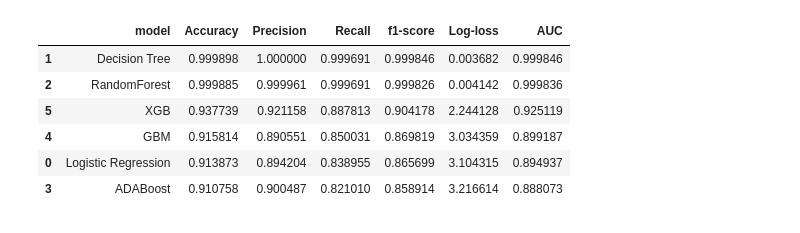
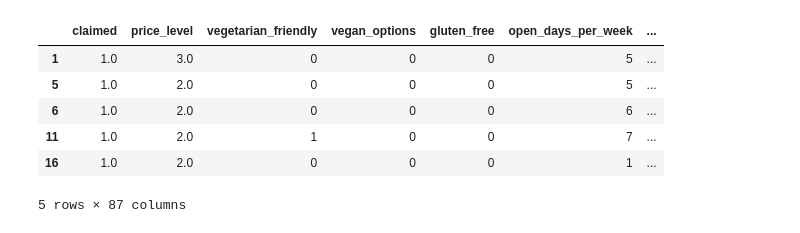
Before and after one commit to eleanor-vardi/ML, a Jupyter notebook: 5 Model_Selection.ipynb, the cells around one changed output. Saved outputs shown, nothing was run; the diff lists cells and outputs as text; code cells hidden in the pictures.

```diff
--- a/5 Model_Selection.ipynb
+++ b/5 Model_Selection.ipynb
@@ -280,10 +13,23 @@ models_list.sort_values('Accuracy',ascending=False)
-# %%
-models_list.sort_values('AUC',ascending=False)
-# %% [output]
-|  | model | Accuracy | Precision | Recall | f1-score | Log-loss | AUC |
-| 1 | Decision Tree | 0.999898 | 1.000000 | 0.999691 | 0.999846 | 0.003682 | 0.999846 |
-| 2 | RandomForest | 0.999885 | 0.999961 | 0.999691 | 0.999826 | 0.004142 | 0.999836 |
-| 5 | XGB | 0.937739 | 0.921158 | 0.887813 | 0.904178 | 2.244128 | 0.925119 |
-| 4 | GBM | 0.915814 | 0.890551 | 0.850031 | 0.869819 | 3.034359 | 0.899187 |
-| 0 | Logistic Regression | 0.913873 | 0.894204 | 0.838955 | 0.865699 | 3.104315 | 0.894937 |
-| 3 | ADABoost | 0.910758 | 0.900487 | 0.821010 | 0.858914 | 3.216614 | 0.888073 |
+# %%
+from sklearn.model_selection import train_test_split
+import pandas as pd
+
+# Define the target and feature set
+total_samples = df.shape[0]
+display(df.head())
+
+X = df.loc[:,df.columns != 'high_rated_popular']
+y = df['high_rated_popular']
+
+scaler = StandardScaler()
+X_scaled = scaler.fit_transform(X)
+
+X_train, X_test, y_train, y_test = train_test_split(X, y, shuffle=True,test_size=0.2, random_state=5)
+# %% [output]
+|  | claimed | price_level | vegetarian_friendly | vegan_options | gluten_free | open_days_per_week | ... |
+| 1 | 1.0 | 3.0 | 0 | 0 | 0 | 5 | ... |
+| 5 | 1.0 | 2.0 | 0 | 0 | 0 | 5 | ... |
+| 6 | 1.0 | 2.0 | 0 | 0 | 0 | 6 | ... |
+| 11 | 1.0 | 2.0 | 1 | 0 | 0 | 7 | ... |
+| 16 | 1.0 | 2.0 | 0 | 0 | 0 | 1 | ... |
+5 rows × 87 columns
```
Also changed, not shown: parts of 58 cells of this notebook, 1 other file.
